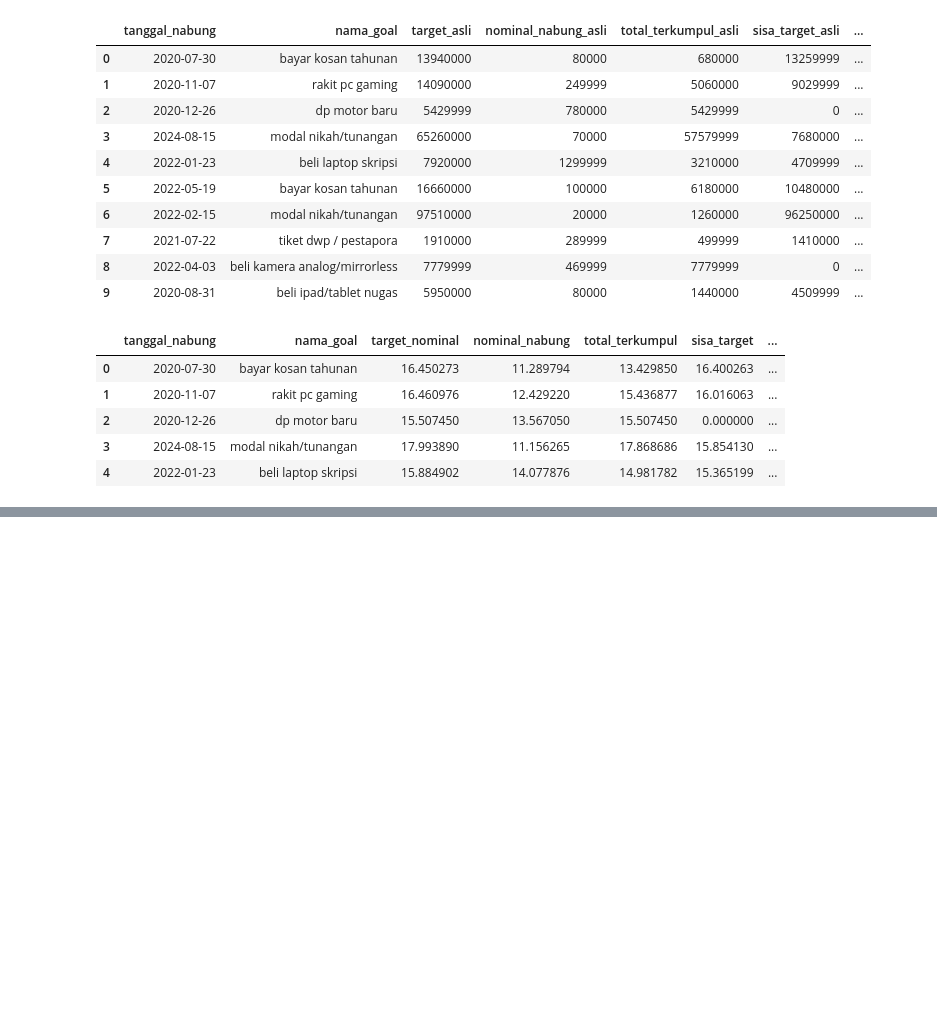
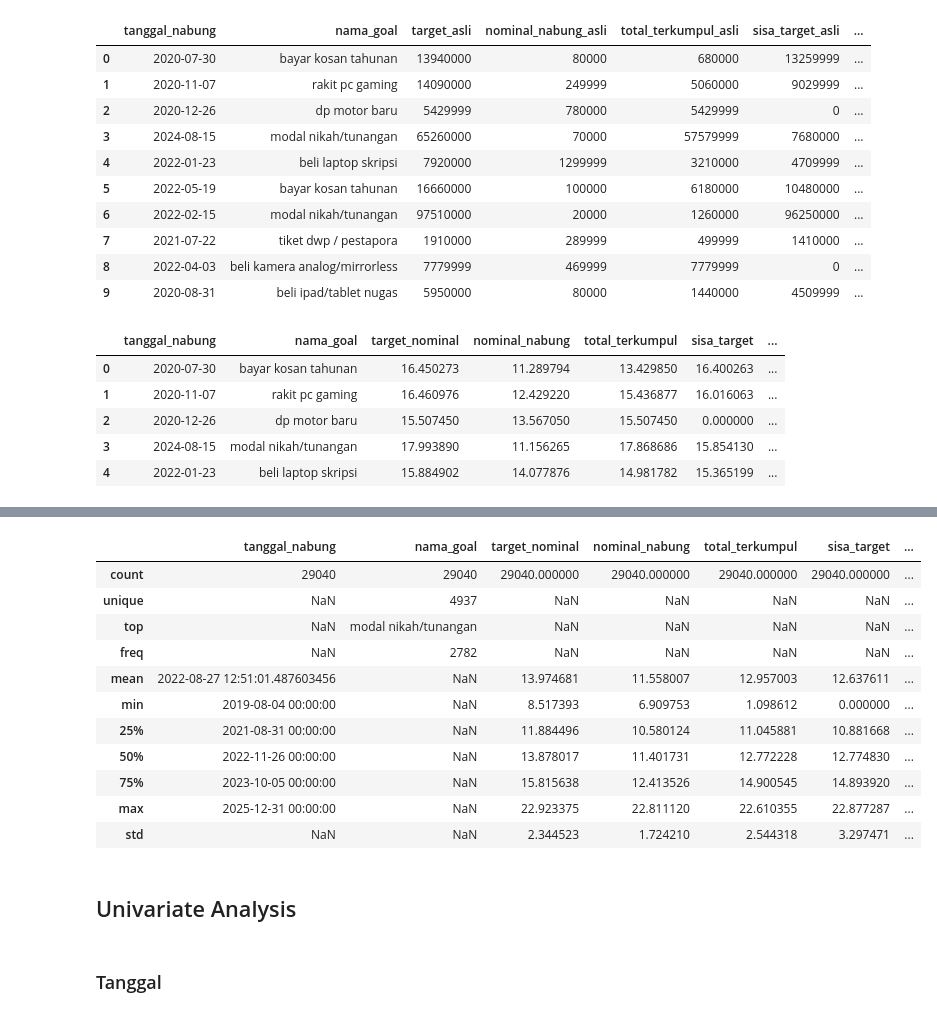
Before and after one commit to Capstone-Catatanku/Data-Science-Tabungan, a Jupyter notebook: Progress1.ipynb, the cells around one changed output, grey strips where cells are left out. Drawn from its saved outputs; the diff is of its cells as text; code cells hidden in the pictures; blank space fills up the shorter version.

```diff
--- a/Progress1.ipynb
+++ b/Progress1.ipynb
@@ -702,0 +728,19 @@ memory usage: 3.5+ MB
+# %%
+df_analysis.describe(include='all')
+# %% [output]
+|  | tanggal_nabung | nama_goal | target_nominal | nominal_nabung | total_terkumpul | sisa_target | ... |
+| count | 29040 | 29040 | 29040.000000 | 29040.000000 | 29040.000000 | 29040.000000 | ... |
+| unique | NaN | 4937 | NaN | NaN | NaN | NaN | ... |
+| top | NaN | modal nikah/tunangan | NaN | NaN | NaN | NaN | ... |
+| freq | NaN | 2782 | NaN | NaN | NaN | NaN | ... |
+| mean | 2022-08-27 12:51:01.487603456 | NaN | 13.974681 | 11.558007 | 12.957003 | 12.637611 | ... |
+| min | 2019-08-04 00:00:00 | NaN | 8.517393 | 6.909753 | 1.098612 | 0.000000 | ... |
+| 25% | 2021-08-31 00:00:00 | NaN | 11.884496 | 10.580124 | 11.045881 | 10.881668 | ... |
+| 50% | 2022-11-26 00:00:00 | NaN | 13.878017 | 11.401731 | 12.772228 | 12.774830 | ... |
+| 75% | 2023-10-05 00:00:00 | NaN | 15.815638 | 12.413526 | 14.900545 | 14.893920 | ... |
+| max | 2025-12-31 00:00:00 | NaN | 22.923375 | 22.811120 | 22.610355 | 22.877287 | ... |
+| std | NaN | NaN | 2.344523 | 1.724210 | 2.544318 | 3.297471 | ... |
+# %% [markdown]
+## Univariate Analysis
+# %% [markdown]
+### Tanggal
```
Also changed, not shown: parts of 34 cells of this notebook, 3 other files.
